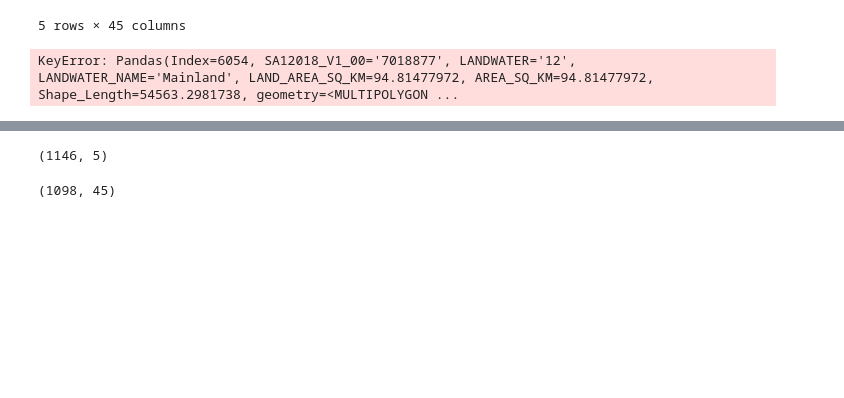
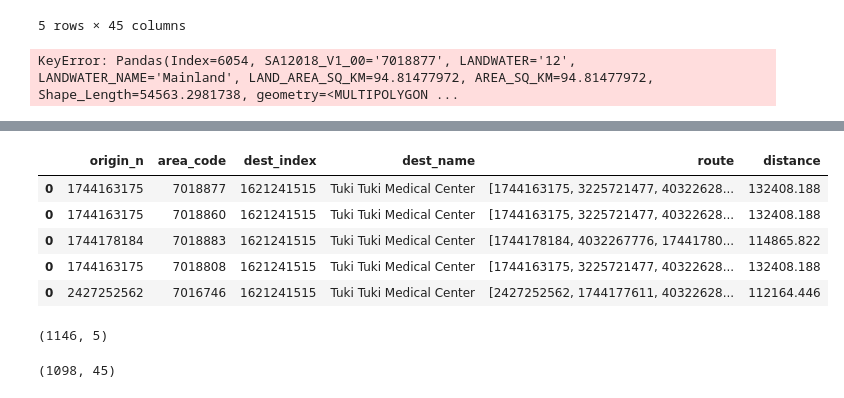
Before and after one commit to gsokolow/Flooding-and-Healthcare-2024, a Jupyter notebook: procedure/code/01-Jupyter_notebook.ipynb, the cells around one changed output, grey strips where cells are left out. Saved outputs shown, nothing was run; the diff lists cells and outputs as text; code cells hidden in the pictures; blank space fills up the shorter version.

```diff
--- a/procedure/code/01-Jupyter_notebook.ipynb
+++ b/procedure/code/01-Jupyter_notebook.ipynb
@@ -1235,3 +1146,6 @@ c_nearest_nodes.head()
 c1_test = o_d_matrix(c_nearest_nodes, gp_nearest_nodes, G)
 # %% [output]
 KeyError: Pandas(Index=6054, SA12018_V1_00='7018877', LANDWATER='12', LANDWATER_NAME='Mainland', LAND_AREA_SQ_KM=94.81477972, AREA_SQ_KM=94.81477972, Shape_Length=54563.2981738, geometry=<MULTIPOLYGON ...
+# %%
+#now let's run the network analysis again, but using the netowrk with road closures
+flood_scenario =  o_d_matrix(c_nearest_nodes, gp_nearest_nodes, F)
@@ -1237,0 +1170,9 @@ KeyError: Pandas(Index=6054, SA12018_V1_00='7018877', LANDWATER='12', LANDWATER_
+# %%
+flood_scenario.head()
+# %% [output]
+|  | origin_n | area_code | dest_index | dest_name | route | distance |
+| 0 | 1744163175 | 7018877 | 1621241515 | Tuki Tuki Medical Center | [1744163175, 3225721477, 40322628... | 132408.188 |
+| 0 | 1744163175 | 7018860 | 1621241515 | Tuki Tuki Medical Center | [1744163175, 3225721477, 40322628... | 132408.188 |
+| 0 | 1744178184 | 7018883 | 1621241515 | Tuki Tuki Medical Center | [1744178184, 4032267776, 17441780... | 114865.822 |
+| 0 | 1744163175 | 7018808 | 1621241515 | Tuki Tuki Medical Center | [1744163175, 3225721477, 40322628... | 132408.188 |
+| 0 | 2427252562 | 7016746 | 1621241515 | Tuki Tuki Medical Center | [2427252562, 1744177611, 40322628... | 112164.446 |
```
Also changed, not shown: parts of 28 cells of this notebook, 1 other file.
